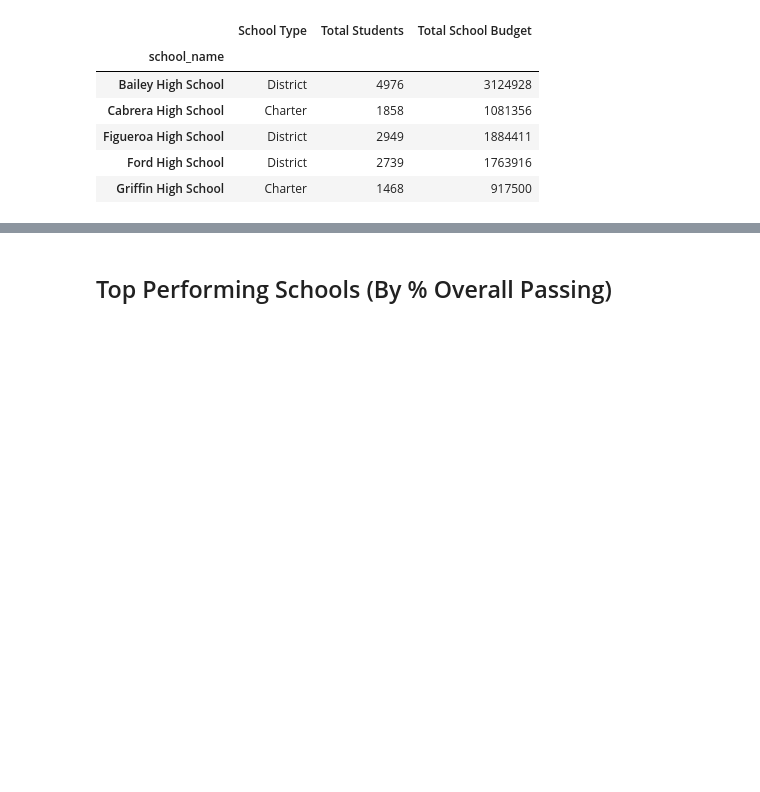
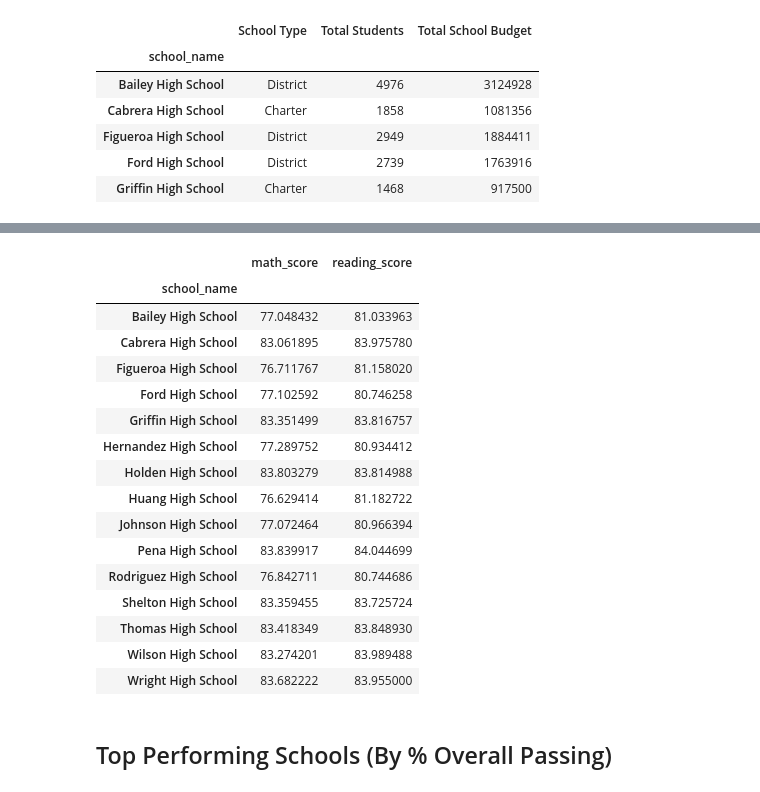
Before and after one commit to yperez0914/Pandas-Challenge, a Jupyter notebook: PyCitySchools/Analysis/main.ipynb, the cells around one changed output, grey strips where cells are left out. Drawn from its saved outputs; the diff is of its cells as text; code cells hidden in the pictures; blank space fills up the shorter version.

Commit message:
created math and reading average df

```diff
--- a/PyCitySchools/Analysis/main.ipynb
+++ b/PyCitySchools/Analysis/main.ipynb
@@ -348,0 +354,22 @@ renamed_sum_group_a_df
+# %%
+#Calculate the mean (aveage) math score and reading score for each school
+school_score_group_df = school_data_complete_df.groupby("school_name")[["math_score","reading_score"]].mean()
+school_score_group_df
+# %% [output]
+|  | math_score | reading_score |
+| school_name |  |  |
+| Bailey High School | 77.048432 | 81.033963 |
+| Cabrera High School | 83.061895 | 83.975780 |
+| Figueroa High School | 76.711767 | 81.158020 |
+| Ford High School | 77.102592 | 80.746258 |
+| Griffin High School | 83.351499 | 83.816757 |
+| Hernandez High School | 77.289752 | 80.934412 |
+| Holden High School | 83.803279 | 83.814988 |
+| Huang High School | 76.629414 | 81.182722 |
+| Johnson High School | 77.072464 | 80.966394 |
+| Pena High School | 83.839917 | 84.044699 |
+| Rodriguez High School | 76.842711 | 80.744686 |
+| Shelton High School | 83.359455 | 83.725724 |
+| Thomas High School | 83.418349 | 83.848930 |
+| Wilson High School | 83.274201 | 83.989488 |
+| Wright High School | 83.682222 | 83.955000 |
```
Also changed, not shown: parts of 7 cells of this notebook.
